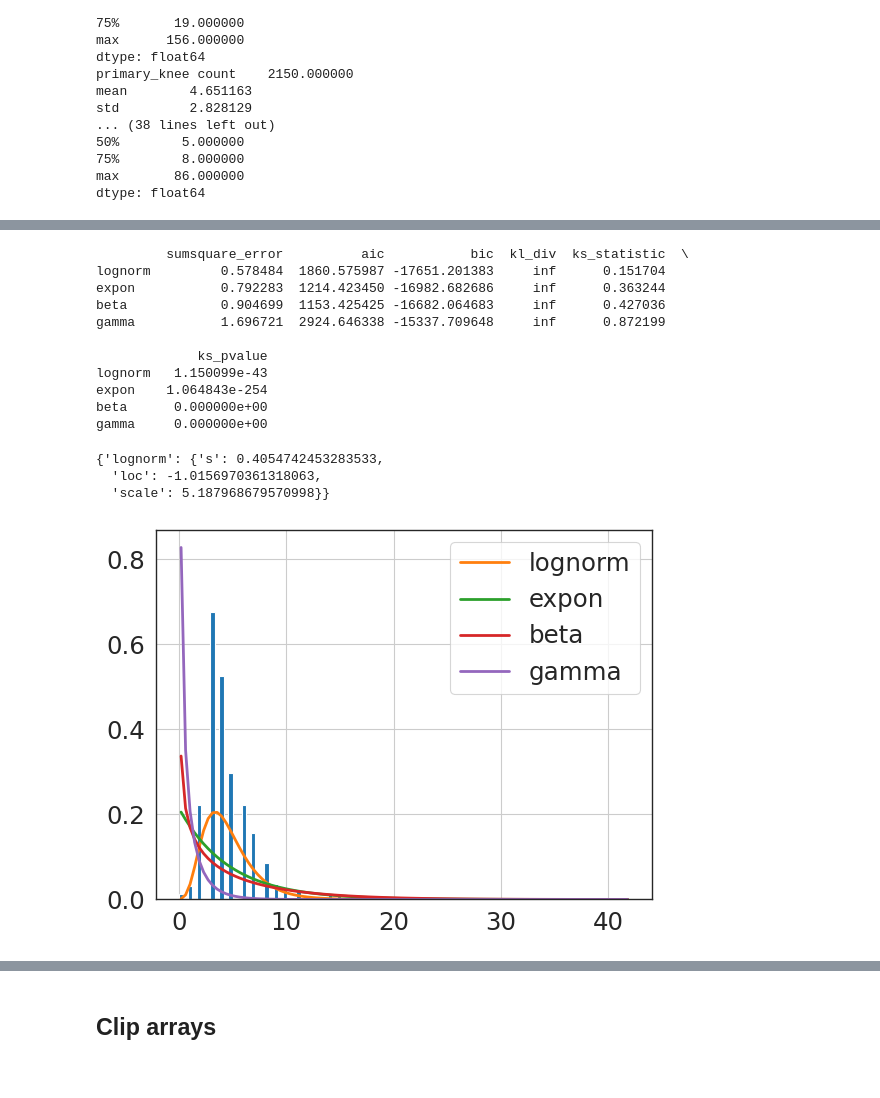
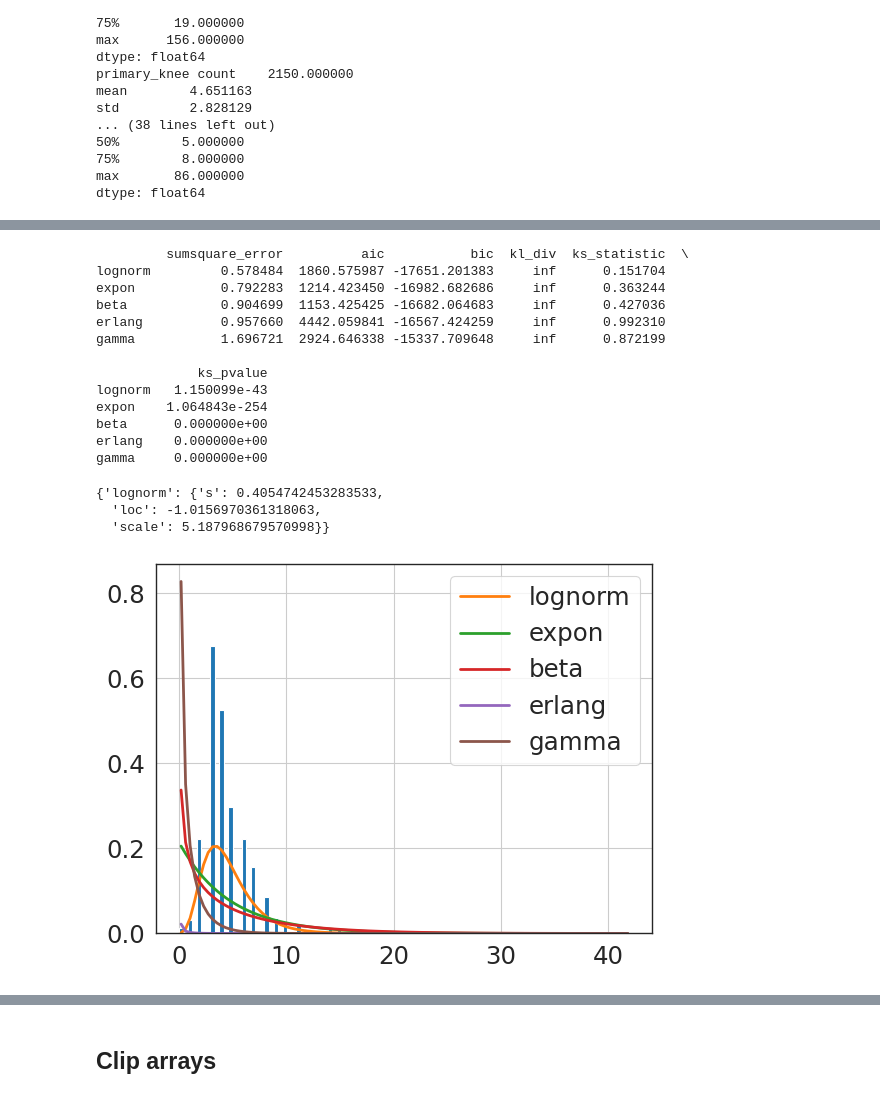
Before and after one commit to AliHarp/HEP, a Jupyter notebook: notebooks/HEP_fit_dists.ipynb, the cells around one changed output, grey strips where cells are left out. Drawn from its saved outputs; the diff is of its cells as text; code cells hidden in the pictures.

```diff
--- a/notebooks/HEP_fit_dists.ipynb
+++ b/notebooks/HEP_fit_dists.ipynb
@@ -248,29 +317,32 @@ gamma    0.000000e+00
 # %%
 f = Fitter(primary_knee_npv,
            distributions=['gamma',
                           'lognorm',
                           'beta',
-                          'expon'
+                          'expon',
+                          'erlang'
                           ]);
 f.fit()
 print(f.summary())
 f.get_best(method = 'sumsquare_error')
 # %% [output]
          sumsquare_error          aic           bic  kl_div  ks_statistic  \
 lognorm         0.578484  1860.575987 -17651.201383     inf      0.151704
 expon           0.792283  1214.423450 -16982.682686     inf      0.363244
 beta            0.904699  1153.425425 -16682.064683     inf      0.427036
+erlang          0.957660  4442.059841 -16567.424259     inf      0.992310
 gamma           1.696721  2924.646338 -15337.709648     inf      0.872199
 
              ks_pvalue
 lognorm   1.150099e-43
 expon    1.064843e-254
 beta      0.000000e+00
+erlang    0.000000e+00
 gamma     0.000000e+00
 {'lognorm': {'s': 0.4054742453283533,
   'loc': -1.0156970361318063,
   'scale': 5.187968679570998}}
-[figure, old version]
+[figure, new version]
 # %%
 f = Fitter(uni_knee_pdv,
            distributions=['gamma',
```
Also changed, not shown: parts of 31 cells of this notebook, 7 other files.
